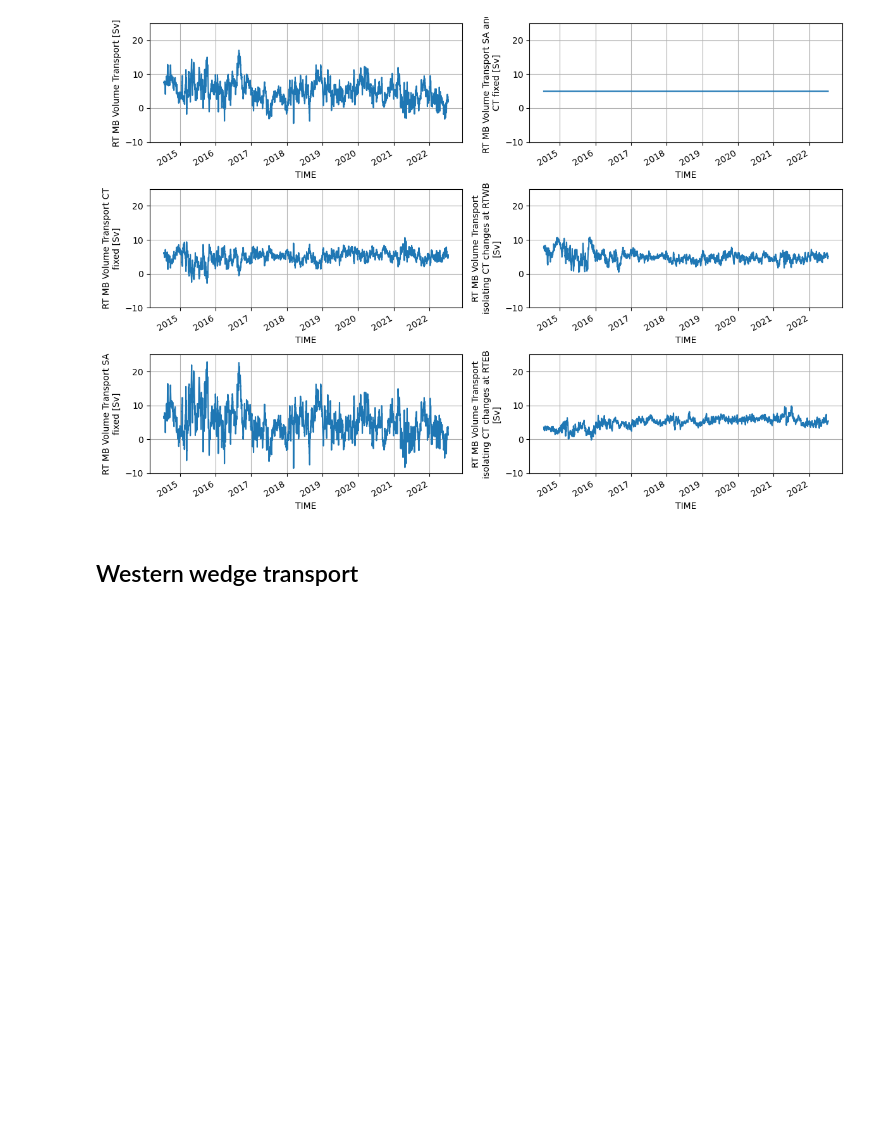
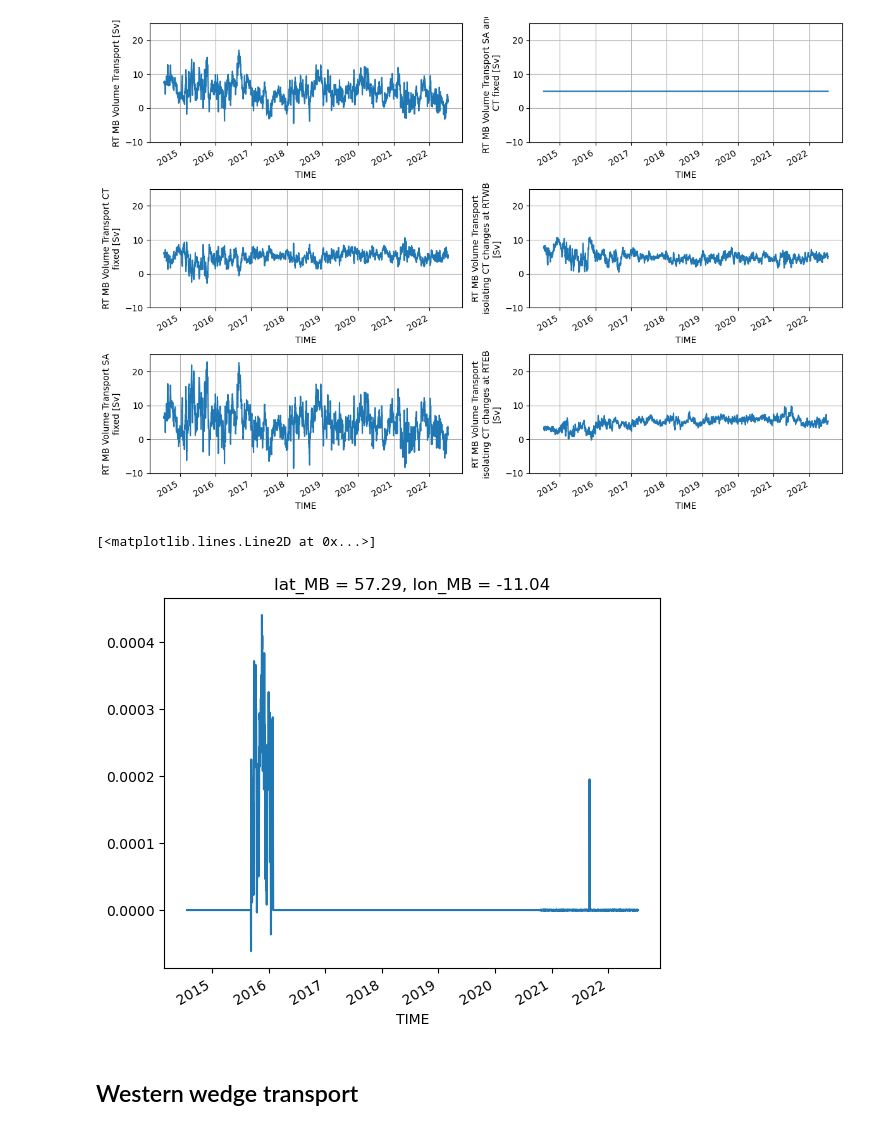
Before and after one commit to ScotMarPhys/Rockall_Trough_Transports, a Jupyter notebook: notebooks/1.0_Rockall_Trough_transports.ipynb, the cells around one changed output. Saved outputs shown, nothing was run; the diff lists cells and outputs as text; code cells hidden in the pictures; blank space fills up the shorter version.

```diff
--- a/notebooks/1.0_Rockall_Trough_transports.ipynb
+++ b/notebooks/1.0_Rockall_Trough_transports.ipynb
@@ -234,7 +193,7 @@ Q_MB = q_MB.sum(['depth'],min_count=1)/1e6
 Q_MB.attrs['name']= 'RT_Q_MB'
 Q_MB.attrs['long_name']= 'RT MB Volume Transport'
 Q_MB.attrs['units']='Sv'
-Q_MB.attrs['Description']='Mid basin volume transport in Rockall Trough'\
+Q_MB.attrs['description']='Mid basin volume transport in Rockall Trough'\
 ' derived from dynamic height difference between the moorings RTEB1 and RTWB1+2'
 
 ## Some sensitivity analysis - extra
@@ -250,7 +209,7 @@ Q_MB_SAfix = q_MB_SAfix.sum('depth',min_count=1)/1e6
 Q_MB_SAfix.attrs['name']= 'RT_Q_MB_SAfix'
 Q_MB_SAfix.attrs['long_name']= 'RT MB Volume Transport CT fixed'
 Q_MB_SAfix.attrs['units']='Sv'
-Q_MB_SAfix.attrs['Description']='As Q_MB but holding temperature fixed at temporal mean at all moorings'
+Q_MB_SAfix.attrs['description']='As Q_MB but holding temperature fixed at temporal mean at all moorings'
 
 # % Do it again isolating SA changes / keeping CT fixed
 SF_RTWB_CTfix = rtf.gsw_geo_strf_dyn_height(ds_RT_ave.SG_WEST,ds_RT.TG_WEST,ds_RT.PRES,P_ref)
@@ -260,7 +219,7 @@ Q_MB_CTfix = q_MB_CTfix.sum('depth',min_count=1)/1e6
 Q_MB_CTfix.attrs['name']= 'RT_Q_MB_CTfix'
 Q_MB_CTfix.attrs['long_name']= 'RT MB Volume Transport SA fixed'
 Q_MB_CTfix.attrs['units']='Sv'
-Q_MB_CTfix.attrs['Description']= 'As Q_MB but holding salinity fixed at temporal mean at all moorings'
+Q_MB_CTfix.attrs['description']= 'As Q_MB but holding salinity fixed at temporal mean at all moorings'
 
 # % Do it again holding both fixed
 SF_RTWB_SAfix_CTfix = rtf.gsw_geo_strf_dyn_height(ds_RT_ave.SG_WEST,ds_RT_ave.TG_WEST,ds_RT.PRES,P_ref)
@@ -270,7 +229,7 @@ Q_MB_SAfix_CTfix = q_MB_SAfix_CTfix.sum('depth',min_count=1)/1e6
 Q_MB_SAfix_CTfix.attrs['name']= 'RT_Q_MB_SAfix_CTfix'
 Q_MB_SAfix_CTfix.attrs['long_name']= 'RT MB Volume Transport SA and CT fixed'
 Q_MB_SAfix_CTfix.attrs['units']='Sv'
-Q_MB_SAfix_CTfix.attrs['Description']= 'As Q_MB but holding temperature and salinity fixed at temporal mean at all moorings'
+Q_MB_SAfix_CTfix.attrs['description']= 'As Q_MB but holding temperature and salinity fixed at temporal mean at all moorings'
 
 # % Do it again isolating CT_RTWB
 q_MB_WB_CTvar = ds_RT.dz*((SF_RTEB_SAfix_CTfix - SF_RTWB_SAfix)/f)
@@ -278,7 +237,7 @@ Q_MB_WB_CTvar = q_MB_WB_CTvar.sum('depth',min_count=1)/1e6
 Q_MB_WB_CTvar.attrs['name']= 'RT_Q_MB_WB_CTvar'
 Q_MB_WB_CTvar.attrs['long_name']= 'RT MB Volume Transport isolating CT changes at RTWB'
 Q_MB_WB_CTvar.attrs['units']='Sv'
-Q_MB_WB_CTvar.attrs['Description']= 'As Q_MB but isolating temperature changes at RTWB'\
+Q_MB_WB_CTvar.attrs['description']= 'As Q_MB but isolating temperature changes at RTWB'\
                         ' and holding temperature at RTEB and salinity at RTWB & RTEB'\
                         ' fixed at temporal mean'
 
@@ -288,7 +247,7 @@ Q_MB_EB_CTvar = q_MB_EB_CTvar.sum('depth',min_count=1)/1e6
 Q_MB_EB_CTvar.attrs['name']= 'RT_Q_MB_EB_CTvar'
 Q_MB_EB_CTvar.attrs['long_name']= 'RT MB Volume Transport isolating CT changes at RTEB'
 Q_MB_EB_CTvar.attrs['units']='Sv'
-Q_MB_EB_CTvar.attrs['Description']= 'As Q_MB but isolating temperature changes at RTEB'\
+Q_MB_EB_CTvar.attrs['description']= 'As Q_MB but isolating temperature changes at RTEB'\
                     ' and holding temperature at RTWB and salinity at RTWB & RTEB'\
                     ' fixed at temporal mean'
 
@@ -355,5 +314,10 @@ q_MB_grid['dx_MB'] = dx_MB
 ds_RT_MB_grid = xr.merge([q_MB_grid.rename('q'),
                       TG_MB_grid.rename('CT').drop('lat_MB').interp(lon_MB=q_MB_grid.lon_MB),
                       SG_MB_grid.rename('SA').drop('lat_MB').interp(lon_MB=q_MB_grid.lon_MB)])
+# %%
+(RT_Q_MB.RT_Q_MB-(q_MB_grid.sum(['depth','lon_MB'],min_count=1)/1e6)).plot()
+# %% [output]
+[<matplotlib.lines.Line2D at 0x...>]
+[figure, added]
 # %% [markdown]
 ## Western wedge transport
```
Also changed, not shown: parts of 49 cells of this notebook.
